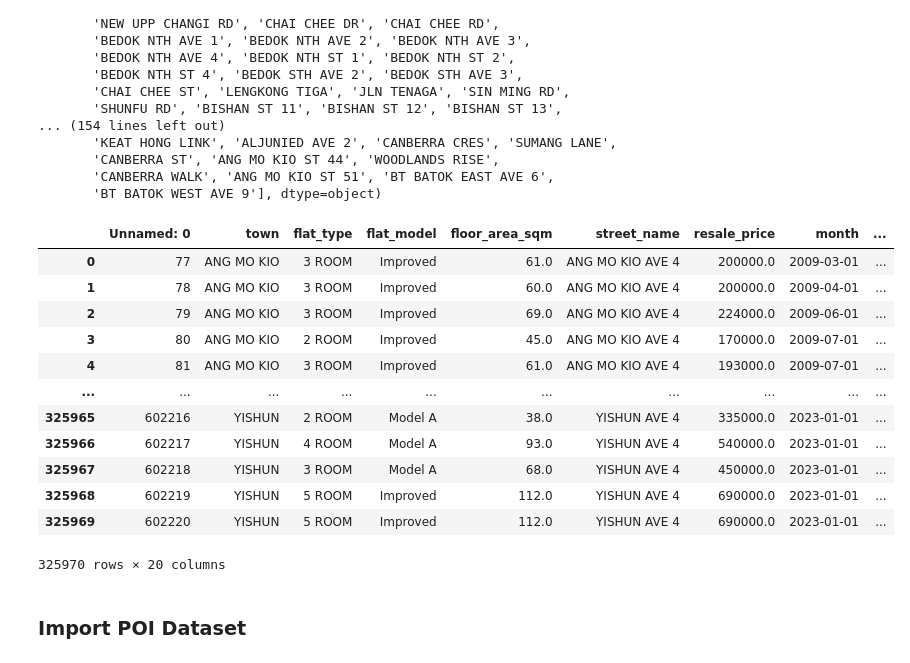
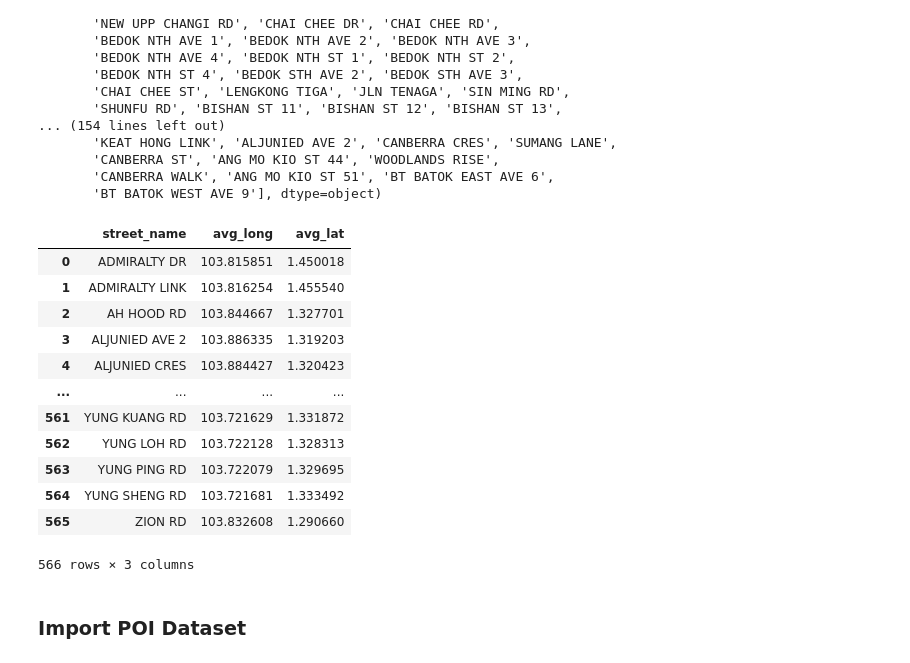
Before and after one commit to kkinmunn/is4303_hdbresale, a Jupyter notebook: eda/datablending.ipynb, the cells around one changed output. Drawn from its saved outputs; the diff is of its cells as text; code cells hidden in the pictures.

```diff
--- a/eda/datablending.ipynb
+++ b/eda/datablending.ipynb
@@ -211,24 +212,25 @@ array(['ANG MO KIO AVE 4', 'ANG MO KIO AVE 1', 'ANG MO KIO AVE 10',
 # %%
 # getting average coordinates of each street name
 street_avg_coords = data_hdb_last15.groupby('street_name').agg({'long': 'mean', 'lat': 'mean'}).reset_index()
 street_avg_coords.columns = ['street_name', 'avg_long', 'avg_lat']
 
-ave_coord_df = pd.merge(data_hdb_last15, street_avg_coords, on='street_name', how='left')
-ave_coord_df
+#ave_coord_df = pd.merge(data_hdb_last15, street_avg_coords, on='street_name', how='left')
+#ave_coord_df
+street_avg_coords
 # %% [output]
-|  | Unnamed: 0 | town | flat_type | flat_model | floor_area_sqm | street_name | resale_price | month | ... |
-| 0 | 77 | ANG MO KIO | 3 ROOM | Improved | 61.0 | ANG MO KIO AVE 4 | 200000.0 | 2009-03-01 | ... |
-| 1 | 78 | ANG MO KIO | 3 ROOM | Improved | 60.0 | ANG MO KIO AVE 4 | 200000.0 | 2009-04-01 | ... |
-| 2 | 79 | ANG MO KIO | 3 ROOM | Improved | 69.0 | ANG MO KIO AVE 4 | 224000.0 | 2009-06-01 | ... |
-| 3 | 80 | ANG MO KIO | 2 ROOM | Improved | 45.0 | ANG MO KIO AVE 4 | 170000.0 | 2009-07-01 | ... |
-| 4 | 81 | ANG MO KIO | 3 ROOM | Improved | 61.0 | ANG MO KIO AVE 4 | 193000.0 | 2009-07-01 | ... |
-| ... | ... | ... | ... | ... | ... | ... | ... | ... | ... |
-| 325965 | 602216 | YISHUN | 2 ROOM | Model A | 38.0 | YISHUN AVE 4 | 335000.0 | 2023-01-01 | ... |
-| 325966 | 602217 | YISHUN | 4 ROOM | Model A | 93.0 | YISHUN AVE 4 | 540000.0 | 2023-01-01 | ... |
-| 325967 | 602218 | YISHUN | 3 ROOM | Model A | 68.0 | YISHUN AVE 4 | 450000.0 | 2023-01-01 | ... |
-| 325968 | 602219 | YISHUN | 5 ROOM | Improved | 112.0 | YISHUN AVE 4 | 690000.0 | 2023-01-01 | ... |
-| 325969 | 602220 | YISHUN | 5 ROOM | Improved | 112.0 | YISHUN AVE 4 | 690000.0 | 2023-01-01 | ... |
+|  | street_name | avg_long | avg_lat |
+| 0 | ADMIRALTY DR | 103.815851 | 1.450018 |
+| 1 | ADMIRALTY LINK | 103.816254 | 1.455540 |
+| 2 | AH HOOD RD | 103.844667 | 1.327701 |
+| 3 | ALJUNIED AVE 2 | 103.886335 | 1.319203 |
+| 4 | ALJUNIED CRES | 103.884427 | 1.320423 |
+| ... | ... | ... | ... |
+| 561 | YUNG KUANG RD | 103.721629 | 1.331872 |
+| 562 | YUNG LOH RD | 103.722128 | 1.328313 |
+| 563 | YUNG PING RD | 103.722079 | 1.329695 |
+| 564 | YUNG SHENG RD | 103.721681 | 1.333492 |
+| 565 | ZION RD | 103.832608 | 1.290660 |
-325970 rows × 20 columns
+566 rows × 3 columns
 # %% [markdown]
 ### Import POI Dataset
 # %%
```
Also changed, not shown: parts of 6 cells of this notebook.
